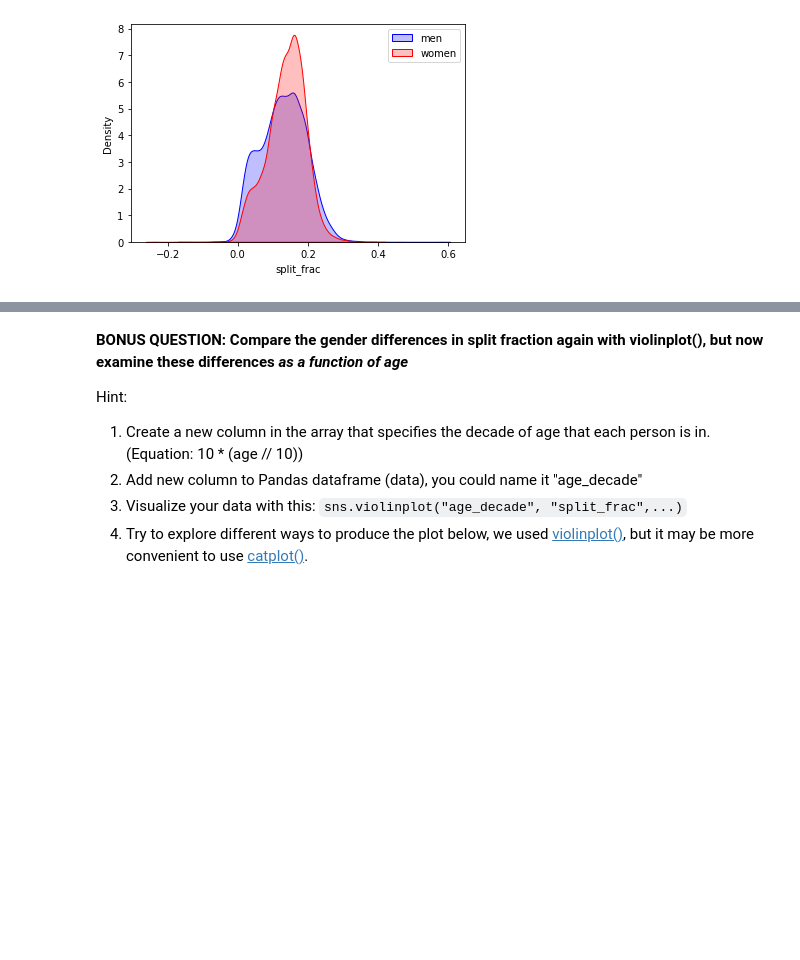
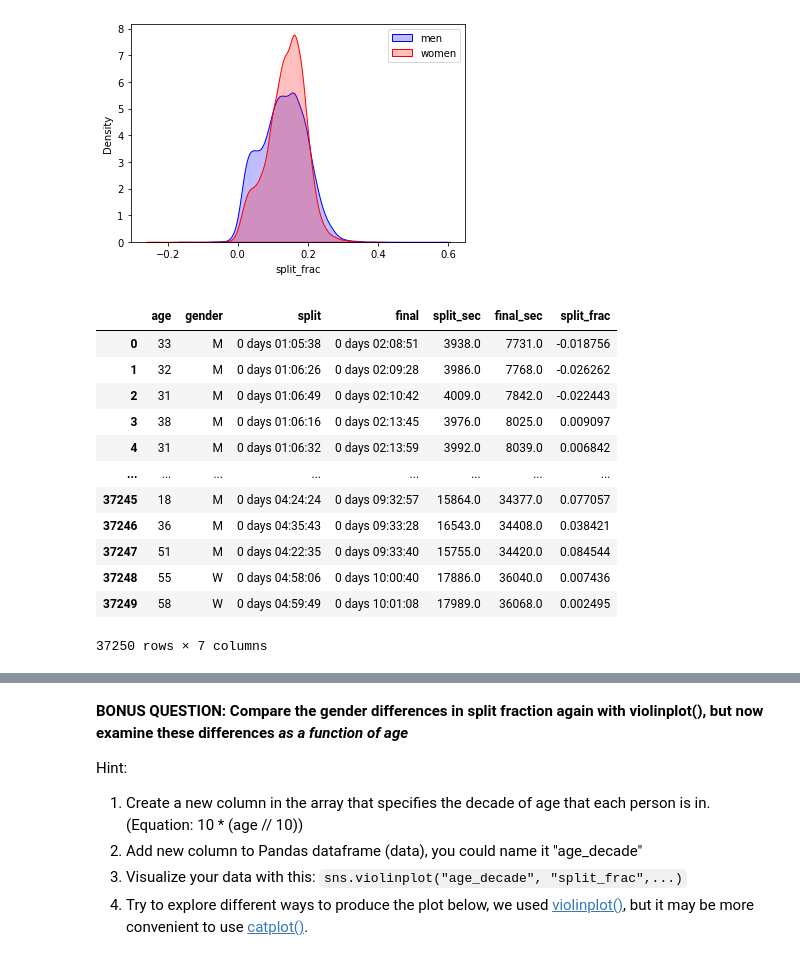
Before and after one commit to Kriegtho/2022_Intro_Python, a Jupyter notebook: Exercises/W4_S2.ipynb, the cells around one changed output, grey strips where cells are left out. Drawn from its saved outputs; the diff is of its cells as text; code cells hidden in the pictures; blank space fills up the shorter version.

```diff
--- a/Exercises/W4_S2.ipynb
+++ b/Exercises/W4_S2.ipynb
@@ -139,5 +139,21 @@ g.add_legend;
 Hint: You can use `kdeplot()` function in seaborn for this question. Check the seaborn [documentation](https://seaborn.pydata.org/generated/seaborn.kdeplot.html?highlight=kdeplot) for details.
 # %% [markdown]
 ![Unknown-5.png](embedded-picture-1)
+# %%
+data
+# %% [output]
+|  | age | gender | split | final | split_sec | final_sec | split_frac |
+| 0 | 33 | M | 0 days 01:05:38 | 0 days 02:08:51 | 3938.0 | 7731.0 | -0.018756 |
+| 1 | 32 | M | 0 days 01:06:26 | 0 days 02:09:28 | 3986.0 | 7768.0 | -0.026262 |
+| 2 | 31 | M | 0 days 01:06:49 | 0 days 02:10:42 | 4009.0 | 7842.0 | -0.022443 |
+| 3 | 38 | M | 0 days 01:06:16 | 0 days 02:13:45 | 3976.0 | 8025.0 | 0.009097 |
+| 4 | 31 | M | 0 days 01:06:32 | 0 days 02:13:59 | 3992.0 | 8039.0 | 0.006842 |
+| ... | ... | ... | ... | ... | ... | ... | ... |
+| 37245 | 18 | M | 0 days 04:24:24 | 0 days 09:32:57 | 15864.0 | 34377.0 | 0.077057 |
+| 37246 | 36 | M | 0 days 04:35:43 | 0 days 09:33:28 | 16543.0 | 34408.0 | 0.038421 |
+| 37247 | 51 | M | 0 days 04:22:35 | 0 days 09:33:40 | 15755.0 | 34420.0 | 0.084544 |
+| 37248 | 55 | W | 0 days 04:58:06 | 0 days 10:00:40 | 17886.0 | 36040.0 | 0.007436 |
+| 37249 | 58 | W | 0 days 04:59:49 | 0 days 10:01:08 | 17989.0 | 36068.0 | 0.002495 |
+37250 rows × 7 columns
 # %%
 # Visualize male split_frac here.
```
Also changed, not shown: parts of 3 cells of this notebook.
